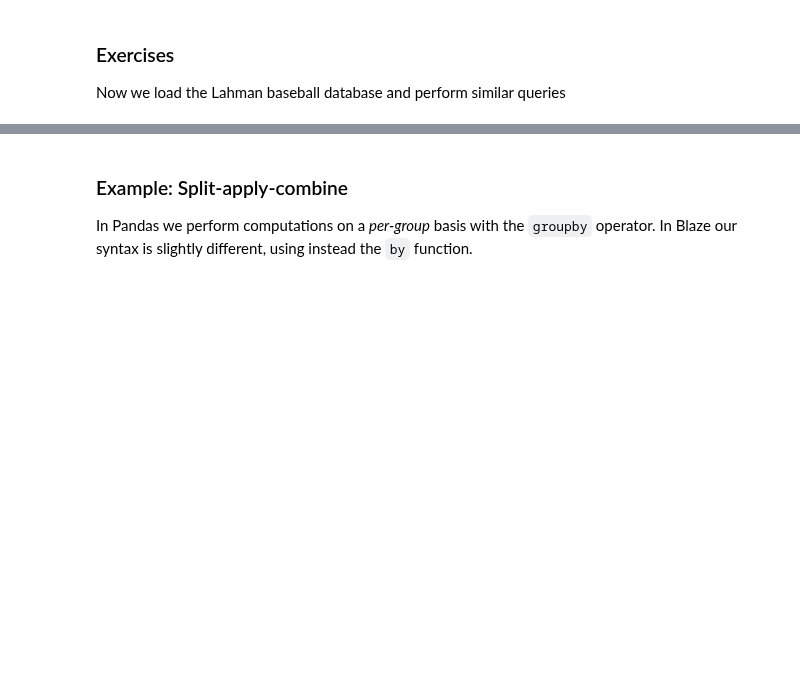
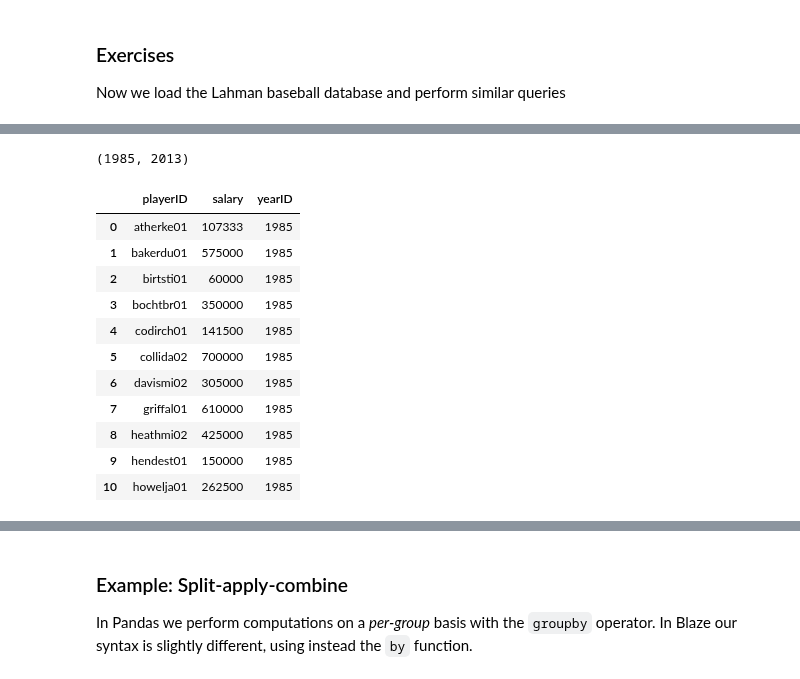
Before and after one commit to ContinuumIO/pydata-strata-2014-sj, a Jupyter notebook: 03-blaze.ipynb, the cells around one changed output, grey strips where cells are left out. Saved outputs shown, nothing was run; the diff lists cells and outputs as text; code cells hidden in the pictures; blank space fills up the shorter version.

```diff
--- a/03-blaze.ipynb
+++ b/03-blaze.ipynb
@@ -107,7 +215,25 @@ db.dshape
 # %%
 # What is the minimum and maximum yearID in the Sarlaries table?
+db.Salaries.yearID.min(), db.Salaries.yearID.max()
+# %% [output]
+(1985, 2013)
 # %%
 # For the Oakland Athletics (teamID OAK), pick out the playerID, salary, and yearID columns
+query = db.Salaries[db.Salaries.teamID == 'OAK'][['playerID', 'salary', 'yearID']]
+query
+# %% [output]
+|  | playerID | salary | yearID |
+| 0 | atherke01 | 107333 | 1985 |
+| 1 | bakerdu01 | 575000 | 1985 |
+| 2 | birtsti01 | 60000 | 1985 |
+| 3 | bochtbr01 | 350000 | 1985 |
+| 4 | codirch01 | 141500 | 1985 |
+| 5 | collida02 | 700000 | 1985 |
+| 6 | davismi02 | 305000 | 1985 |
+| 7 | griffal01 | 610000 | 1985 |
+| 8 | heathmi02 | 425000 | 1985 |
+| 9 | hendest01 | 150000 | 1985 |
+| 10 | howelja01 | 262500 | 1985 |
 # %%
 # Sort that result by salary.
 # Use the ascending=False keyword argument to the sort function to find the highest paid players
```
Also changed, not shown: parts of 25 cells of this notebook, 5 other files.
